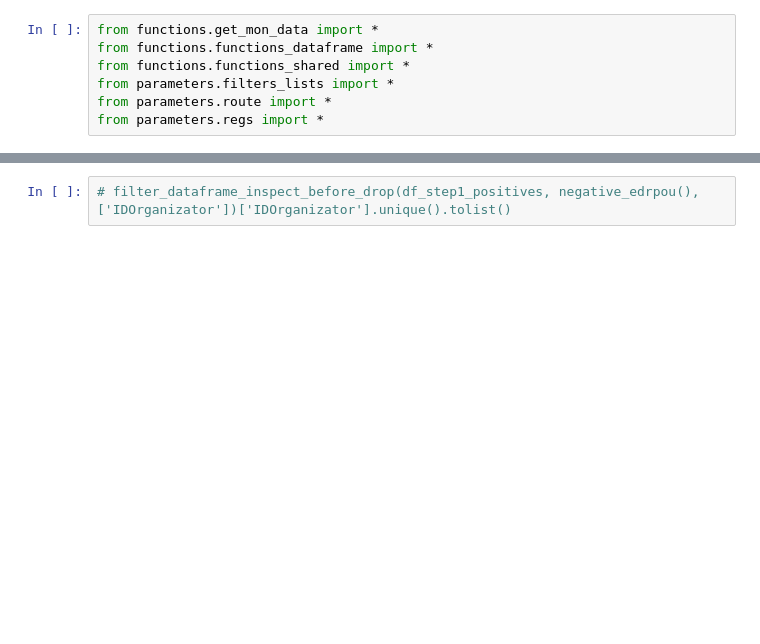
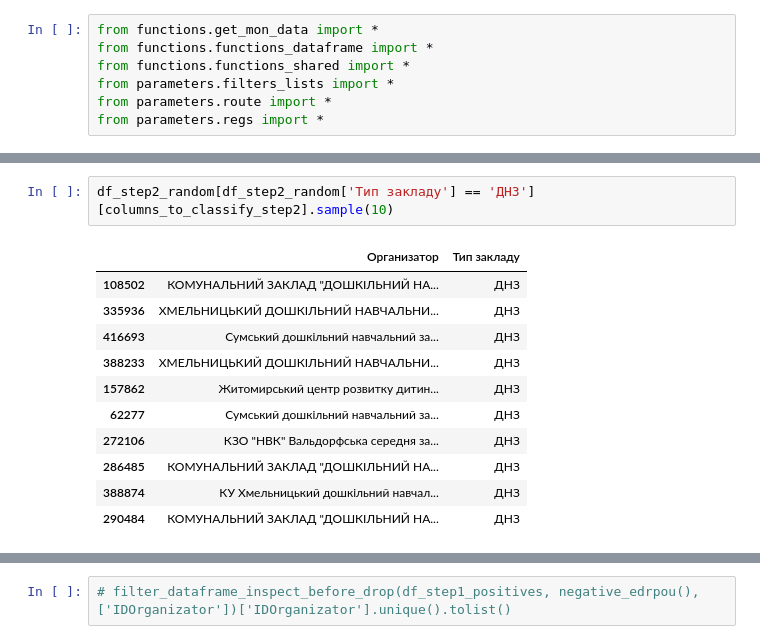
Before and after one commit to deaflynx/school-procurements, a Jupyter notebook: main.ipynb, the cells around one changed output, grey strips where cells are left out. Drawn from its saved outputs; the diff is of its cells as text; blank space fills up the shorter version.

```diff
--- a/main.ipynb
+++ b/main.ipynb
@@ -102,0 +169,14 @@ step1: positives: (20218, 11) negatives: (466260, 11)
+# %%
+df_step2_random[df_step2_random['Тип закладу'] == 'ДНЗ'][columns_to_classify_step2].sample(10)
+# %% [output]
+|  | Организатор | Тип закладу |
+| 108502 | КОМУНАЛЬНИЙ ЗАКЛАД "ДОШКІЛЬНИЙ НА... | ДНЗ |
+| 335936 | ХМЕЛЬНИЦЬКИЙ ДОШКІЛЬНИЙ НАВЧАЛЬНИ... | ДНЗ |
+| 416693 | Сумський дошкільний навчальний за... | ДНЗ |
+| 388233 | ХМЕЛЬНИЦЬКИЙ ДОШКІЛЬНИЙ НАВЧАЛЬНИ... | ДНЗ |
+| 157862 | Житомирський центр розвитку дитин... | ДНЗ |
+| 62277 | Сумський дошкільний навчальний за... | ДНЗ |
+| 272106 | КЗО "НВК" Вальдорфська середня за... | ДНЗ |
+| 286485 | КОМУНАЛЬНИЙ ЗАКЛАД "ДОШКІЛЬНИЙ НА... | ДНЗ |
+| 388874 | КУ Хмельницький дошкільний навчал... | ДНЗ |
+| 290484 | КОМУНАЛЬНИЙ ЗАКЛАД "ДОШКІЛЬНИЙ НА... | ДНЗ |
```
Also changed, not shown: parts of 60 cells of this notebook, 1 other file.
